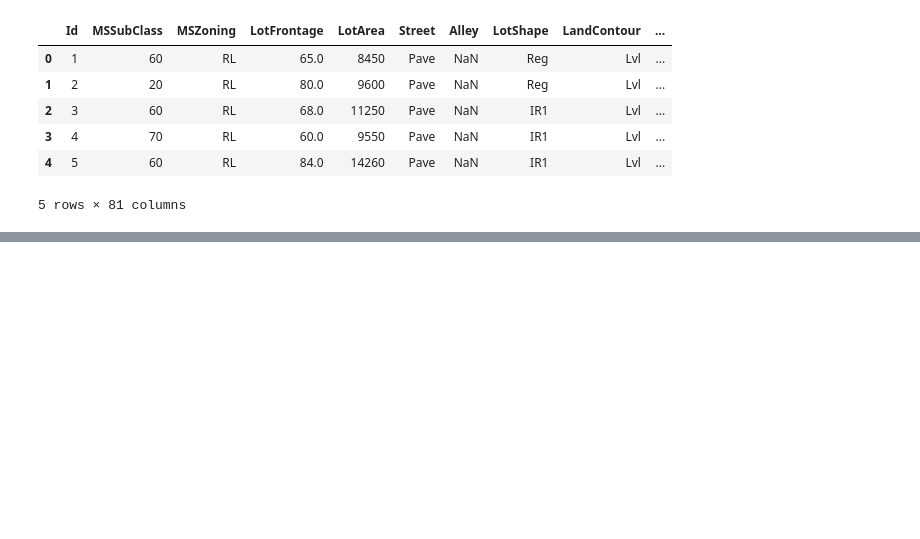
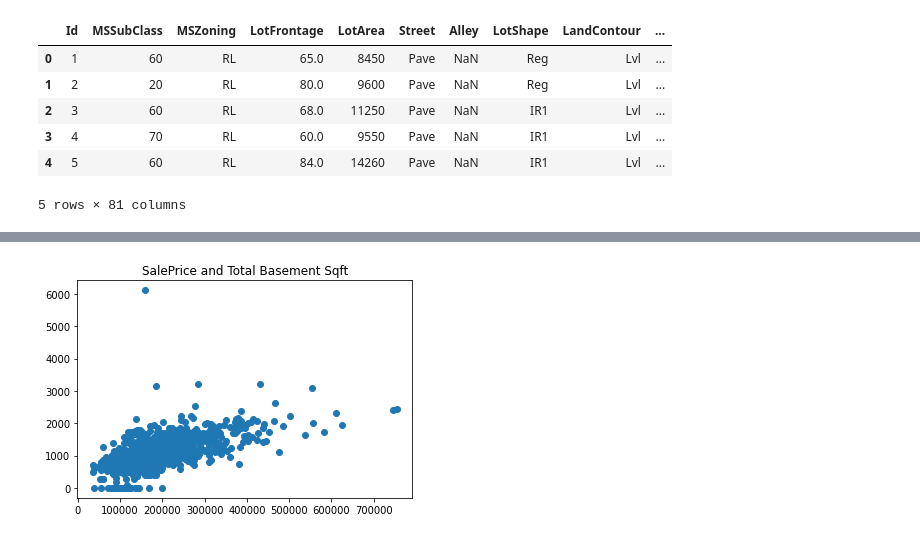
Before and after one commit to vvinci21/Team_8, a Jupyter notebook: EDLschema.ipynb, the cells around one changed output, grey strips where cells are left out. Cells and saved outputs as stored; diff of their text form; code cells hidden in the pictures; blank space fills up the shorter version.

```diff
--- a/EDLschema.ipynb
+++ b/EDLschema.ipynb
@@ -23,0 +89,7 @@ df_train.head()
+# %%
+# plot total basement sq ft and Sale Price
+plt.scatter(df_train['SalePrice'], df_train['TotalBsmtSF'])
+plt.title('SalePrice and Total Basement Sqft')
+plt.show()
+# %% [output]
+[figure, added]
```
Also changed, not shown: parts of 26 cells of this notebook.
